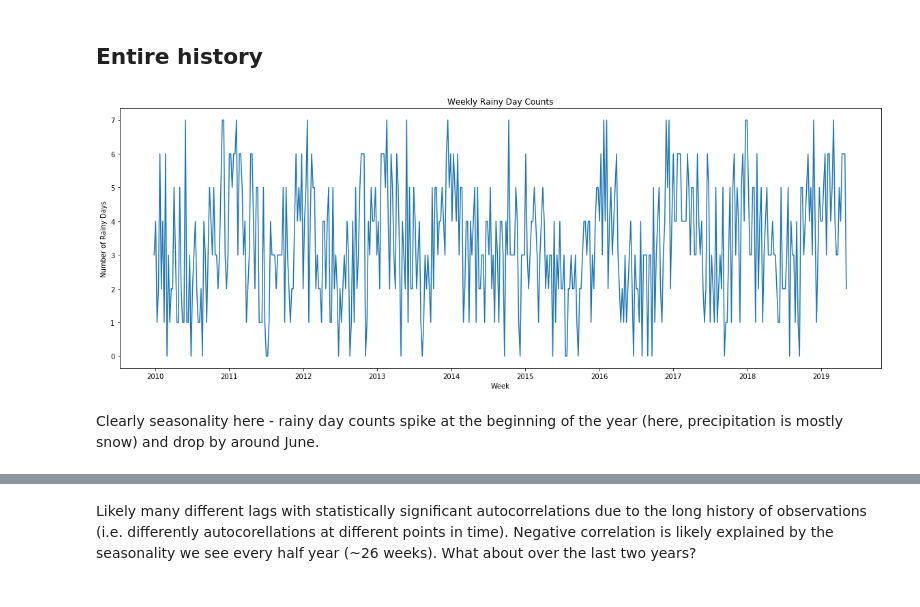
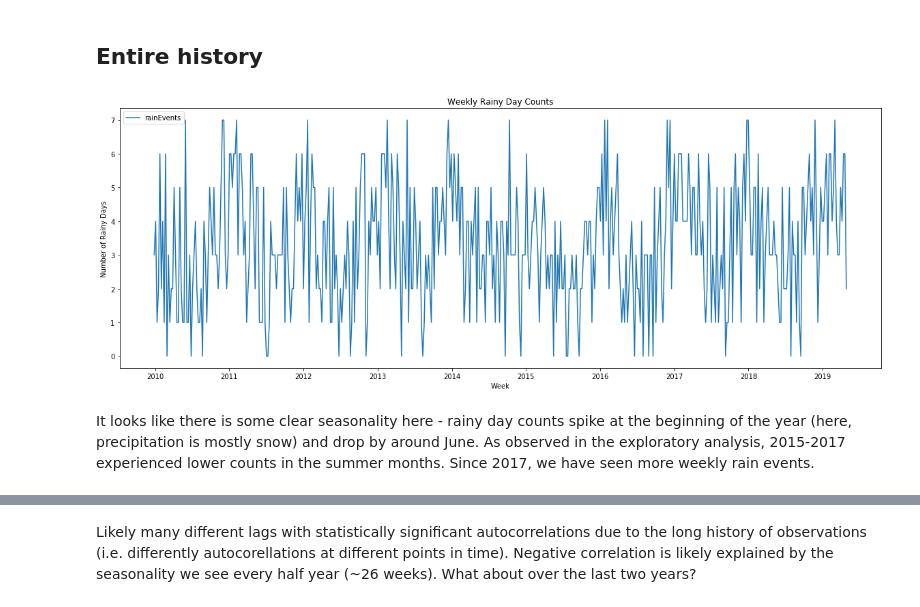
Before and after one commit to calvdee/london-ontario-rain-event-model, a Jupyter notebook: notebooks/3-Univariate Time Series Models.ipynb, the cells around one changed output, grey strips where cells are left out. Saved outputs shown, nothing was run; the diff lists cells and outputs as text; code cells hidden in the pictures.

```diff
--- a/notebooks/3-Univariate Time Series Models.ipynb
+++ b/notebooks/3-Univariate Time Series Models.ipynb
@@ -21,6 +30,6 @@ The purpose of this notebook is to experiment with different time series methods
 # %% [markdown]
 # Data
 # %%
-weather = pd.read_csv('../data/notebook1_weather_by_day_2019-05-09.csv', parse_dates=['date']).set_index('date')
-weather.head()
+weekly_counts = pd.read_csv('../data/processed/weekly-rain-day-counts.csv', parse_dates=['date']).set_index('date')
+weekly_counts.head()
 # %% [output]
@@ -63,11 +46,11 @@ Freq: W-SUN, dtype: int64
 ## Entire history
 # %%
 plt.figure(figsize=(20,7))
-sns.lineplot(data=targets).set(
+sns.lineplot(data=weekly_counts).set(
   title='Weekly Rainy Day Counts',
   xlabel='Week',
   ylabel='Number of Rainy Days');
 # %% [output]
-[figure, old version]
+[figure, new version]
 # %% [markdown]
-Clearly seasonality here - rainy day counts spike at the beginning of the year (here, precipitation is mostly snow) and drop by around June.
+It looks like there is some clear seasonality here - rainy day counts spike at the beginning of the year (here, precipitation is mostly snow) and drop by around June. As observed in the exploratory analysis, 2015-2017 experienced lower counts in the summer months. Since 2017, we have seen more weekly rain events.
```
Also changed, not shown: parts of 62 cells of this notebook, 7 other files.
